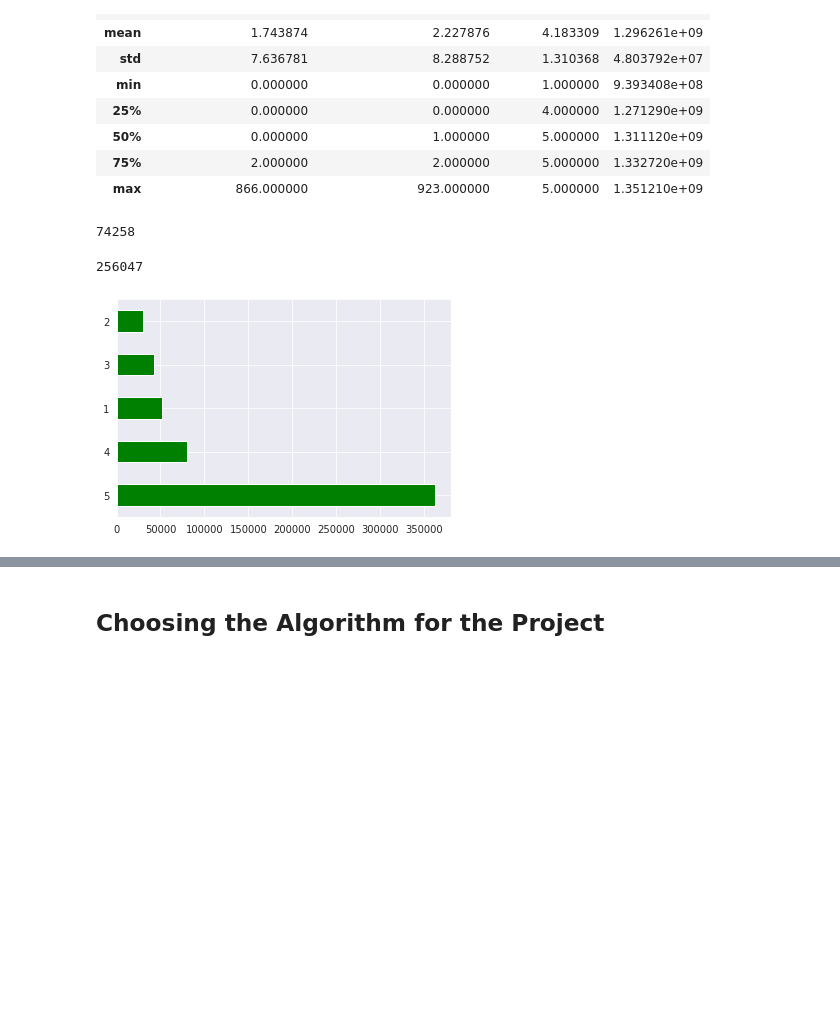
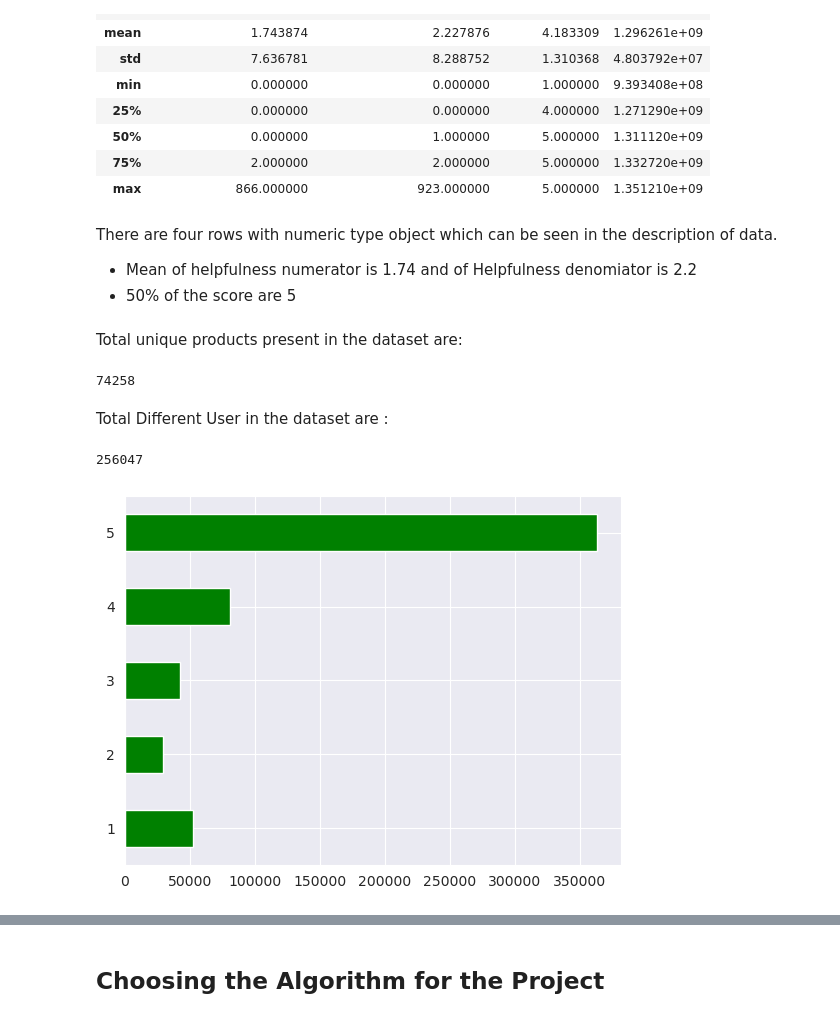
Before and after one commit to anSin2687/DS_course, a Jupyter notebook: Capstone_Projects/Reviews.ipynb, the cells around one changed output, grey strips where cells are left out. Drawn from its saved outputs; the diff is of its cells as text; code cells hidden in the pictures; blank space fills up the shorter version.

```diff
--- a/Capstone_Projects/Reviews.ipynb
+++ b/Capstone_Projects/Reviews.ipynb
@@ -29,10 +29,12 @@ import matplotlib.pyplot as plt
 import seaborn as sns
 sns.set_style('darkgrid')
 import warnings
+from tqdm.notebook import tqdm_notebook
 warnings.filterwarnings("ignore")
 
+tqdm_notebook.pandas()
 
-data = pd.read_csv('/content/drive/MyDrive/Colab Notebooks/Reviews.csv',index_col = 'Id')
+data = pd.read_csv('/kaggle/input/amazon-fine-food-reviews/Reviews.csv',index_col = 'Id')
 # %%
 data.head()
 # %% [output]
@@ -89,16 +93,24 @@ data.describe()
 | 50% | 0.000000 | 1.000000 | 5.000000 | 1.311120e+09 |
 | 75% | 2.000000 | 2.000000 | 5.000000 | 1.332720e+09 |
 | max | 866.000000 | 923.000000 | 5.000000 | 1.351210e+09 |
+# %% [markdown]
+There are four rows with numeric type object which can be seen in the description of data.
+- Mean of helpfulness numerator is 1.74 and of Helpfulness denomiator is 2.2
+- 50% of the score are 5
+# %% [markdown]
+Total unique products present in the dataset are:
 # %%
 data.ProductId.nunique()
 # %% [output]
 74258
+# %% [markdown]
+Total Different User in the dataset are :
 # %%
 data.UserId.nunique()
 # %% [output]
 256047
 # %%
-data.Score.value_counts().plot(kind = 'barh',color = 'green')
+data.Score.value_counts().sort_index().plot(kind = 'barh',color = 'green')
 plt.show()
 # %% [output]
-[figure, old version]
+[figure, new version]
```
Also changed, not shown: parts of 26 cells of this notebook.
